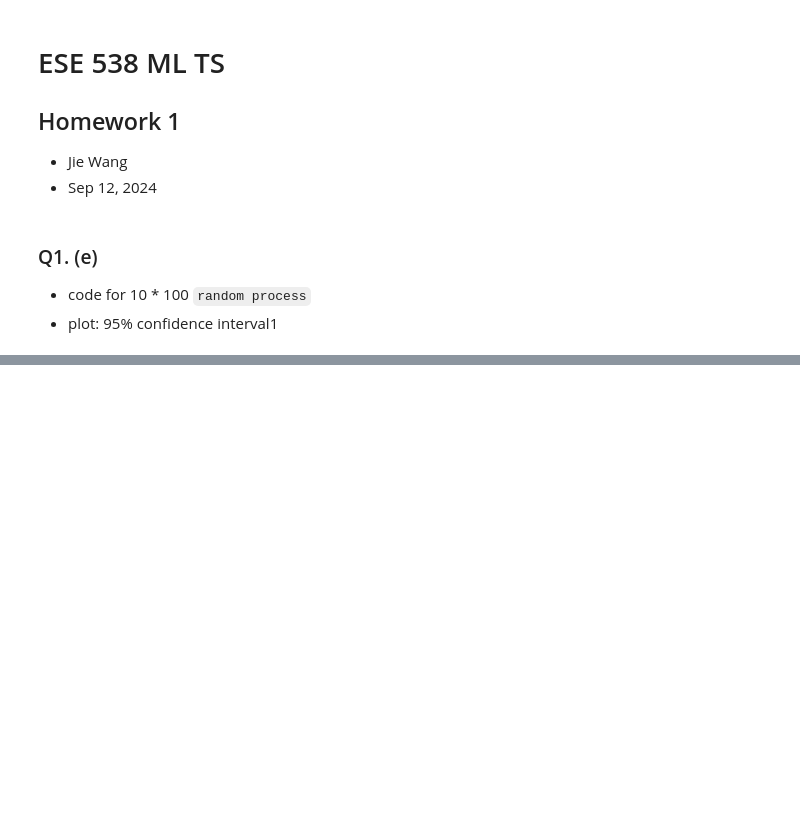
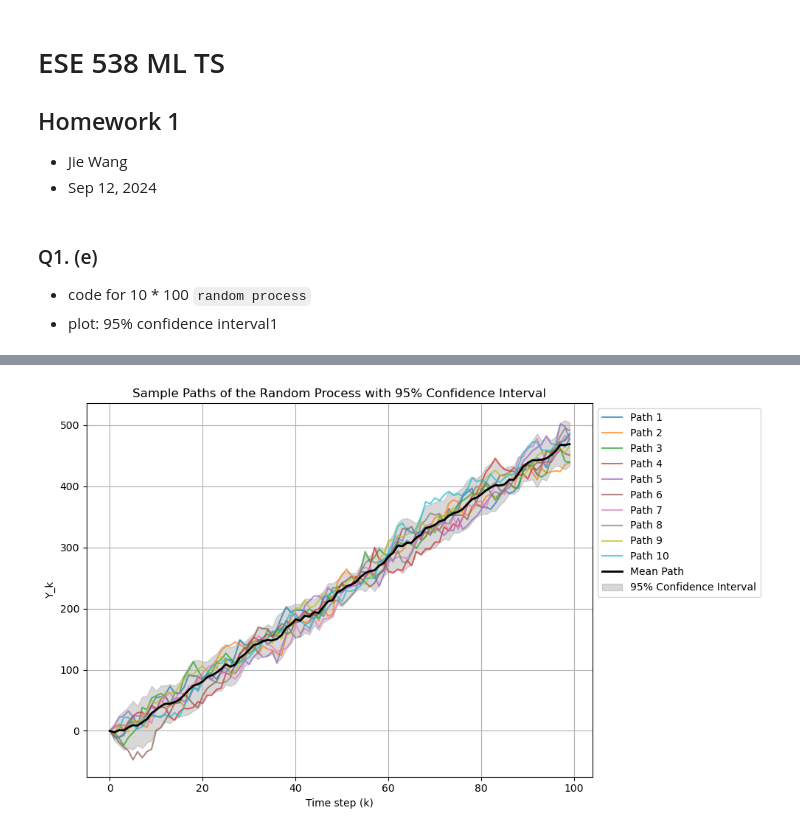
Before and after one commit to Everloom-129/ESE5380-ML-time-series, a Jupyter notebook: Assignments/hw1.ipynb, the cells around one changed output, grey strips where cells are left out. Drawn from its saved outputs; the diff is of its cells as text; code cells hidden in the pictures; blank space fills up the shorter version.

```diff
--- a/Assignments/hw1.ipynb
+++ b/Assignments/hw1.ipynb
@@ -34,0 +36,51 @@ plt.show()
+# %%
+import numpy as np
+import matplotlib.pyplot as plt
+
+# Parameters
+alpha = 1  # Arbitrary value for alpha, can change as needed
+phi = 0.8
+sigma_epsilon = 10  # standard deviation of white noise
+num_paths = 10
+path_length = 100
+
+# Initialize an array to store all the sample paths
+sample_paths = np.zeros((num_paths, path_length))
+
+# Generate sample paths
+for i in range(num_paths):
+    Y = np.zeros(path_length)  # initialize Y_0 = 0 for each path
+    epsilon = np.random.normal(0, sigma_epsilon, path_length)  # white noise
+    for k in range(1, path_length):
+        Y[k] = alpha * k + phi * Y[k-1] + epsilon[k-1]
+    sample_paths[i] = Y
+
+# Compute the 95% confidence interval for the sample paths
+mean_path = np.mean(sample_paths, axis=0)
+std_dev_path = np.std(sample_paths, axis=0)
+upper_bound = mean_path + 1.96 * std_dev_path
+lower_bound = mean_path - 1.96 * std_dev_path
+
+# Plotting
+plt.figure(figsize=(10, 6))
+
+# Plot the sample paths
+for i in range(num_paths):
+    plt.plot(sample_paths[i], label=f'Path {i+1}', alpha=0.7)
+
+# Plot the mean path
+plt.plot(mean_path, color='black', label='Mean Path', linewidth=2)
+
+# Plot the 95% confidence interval
+plt.fill_between(range(path_length), lower_bound, upper_bound, color='gray', alpha=0.3, label='95% Confidence Interval')
+
+# Labels and legend
+plt.title('Sample Paths of the Random Process with 95% Confidence Interval')
+plt.xlabel('Time step (k)')
+plt.ylabel('Y_k')
+plt.legend(loc='upper left', bbox_to_anchor=(1, 1))
+plt.grid(True)
+plt.tight_layout()
+plt.show()
+# %% [output]
+[figure, added]
```
Also changed, not shown: parts of 1 cell of this notebook, 2 other files.
